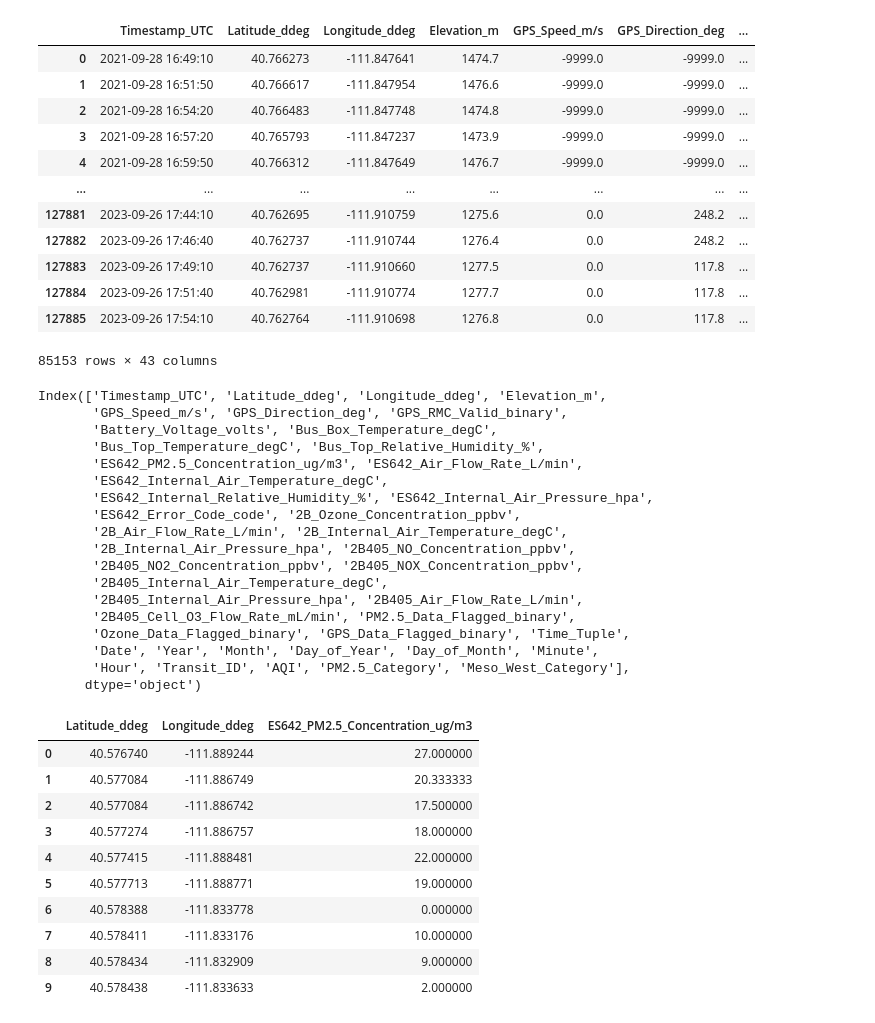
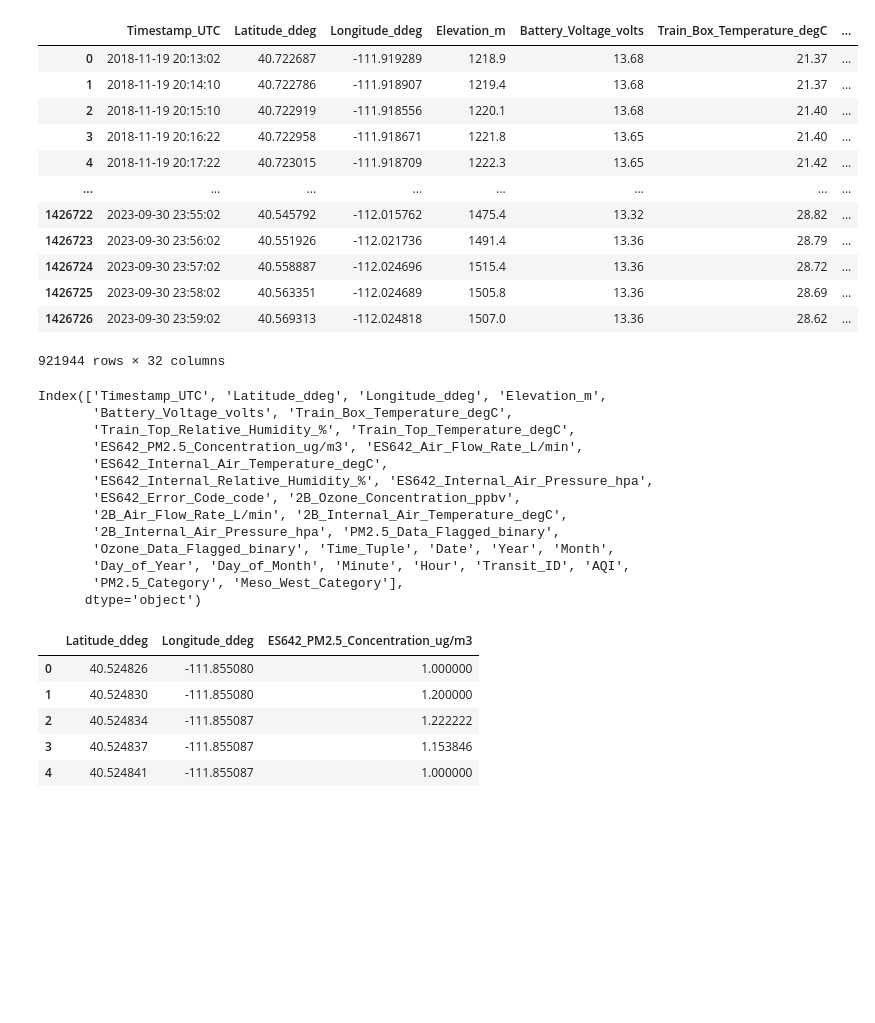
Before and after one commit to anth0nyhle/MobileAirQualitySLV, a Jupyter notebook: seasonal_avgs.ipynb, the cells around one changed output. Cells and saved outputs as stored; diff of their text form; code cells hidden in the pictures; blank space fills up the shorter version.

```diff
--- a/seasonal_avgs.ipynb
+++ b/seasonal_avgs.ipynb
@@ -4,6 +10,6 @@ import os
 # %%
-bus01_df = pd.read_csv('./data/transit_dfs/BUS01_df.csv', low_memory=False, header=1)
-# bus01_df['Latitude_ddeg'] = bus01_df['Latitude_ddeg'].round(4)
-# bus01_df['Longitude_ddeg'] = bus01_df['Longitude_ddeg'].round(4)
-bus01_df.head(20)
+trx01_df = pd.read_csv('./data/transit_dfs/TRX01_df.csv', low_memory=False, header=1)
+# trx01_df['Latitude_ddeg'] = trx01_df['Latitude_ddeg'].round(4)
+# trx01_df['Longitude_ddeg'] = trx01_df['Longitude_ddeg'].round(4)
+trx01_df.head()
 # %% [output]
@@ -28,61 +23,52 @@ bus01_df.head(20)
 # %%
-bus01_loc_df = bus01_df.groupby(['Latitude_ddeg', 'Longitude_ddeg'])
-bus01_loc_df.head()
+trx01_loc_df = trx01_df.groupby(['Latitude_ddeg', 'Longitude_ddeg'])
+trx01_loc_df.head()
 # %% [output]
-|  | Timestamp_UTC | Latitude_ddeg | Longitude_ddeg | Elevation_m | GPS_Speed_m/s | GPS_Direction_deg | ... |
-| 0 | 2021-09-28 16:49:10 | 40.766273 | -111.847641 | 1474.7 | -9999.0 | -9999.0 | ... |
-| 1 | 2021-09-28 16:51:50 | 40.766617 | -111.847954 | 1476.6 | -9999.0 | -9999.0 | ... |
-| 2 | 2021-09-28 16:54:20 | 40.766483 | -111.847748 | 1474.8 | -9999.0 | -9999.0 | ... |
-| 3 | 2021-09-28 16:57:20 | 40.765793 | -111.847237 | 1473.9 | -9999.0 | -9999.0 | ... |
-| 4 | 2021-09-28 16:59:50 | 40.766312 | -111.847649 | 1476.7 | -9999.0 | -9999.0 | ... |
+|  | Timestamp_UTC | Latitude_ddeg | Longitude_ddeg | Elevation_m | Battery_Voltage_volts | Train_Box_Temperature_degC | ... |
+| 0 | 2018-11-19 20:13:02 | 40.722687 | -111.919289 | 1218.9 | 13.68 | 21.37 | ... |
+| 1 | 2018-11-19 20:14:10 | 40.722786 | -111.918907 | 1219.4 | 13.68 | 21.37 | ... |
+| 2 | 2018-11-19 20:15:10 | 40.722919 | -111.918556 | 1220.1 | 13.68 | 21.40 | ... |
+| 3 | 2018-11-19 20:16:22 | 40.722958 | -111.918671 | 1221.8 | 13.65 | 21.40 | ... |
+| 4 | 2018-11-19 20:17:22 | 40.723015 | -111.918709 | 1222.3 | 13.65 | 21.42 | ... |
 | ... | ... | ... | ... | ... | ... | ... | ... |
-| 127881 | 2023-09-26 17:44:10 | 40.762695 | -111.910759 | 1275.6 | 0.0 | 248.2 | ... |
-| 127882 | 2023-09-26 17:46:40 | 40.762737 | -111.910744 | 1276.4 | 0.0 | 248.2 | ... |
-| 127883 | 2023-09-26 17:49:10 | 40.762737 | -111.910660 | 1277.5 | 0.0 | 117.8 | ... |
-| 127884 | 2023-09-26 17:51:40 | 40.762981 | -111.910774 | 1277.7 | 0.0 | 117.8 | ... |
-| 127885 | 2023-09-26 17:54:10 | 40.762764 | -111.910698 | 1276.8 | 0.0 | 117.8 | ... |
+| 1426722 | 2023-09-30 23:55:02 | 40.545792 | -112.015762 | 1475.4 | 13.32 | 28.82 | ... |
+| 1426723 | 2023-09-30 23:56:02 | 40.551926 | -112.021736 | 1491.4 | 13.36 | 28.79 | ... |
+| 1426724 | 2023-09-30 23:57:02 | 40.558887 | -112.024696 | 1515.4 | 13.36 | 28.72 | ... |
+| 1426725 | 2023-09-30 23:58:02 | 40.563351 | -112.024689 | 1505.8 | 13.36 | 28.69 | ... |
+| 1426726 | 2023-09-30 23:59:02 | 40.569313 | -112.024818 | 1507.0 | 13.36 | 28.62 | ... |
-85153 rows × 43 columns
+921944 rows × 32 columns
 # %%
-bus01_df.columns
+trx01_df.columns
 # %% [output]
 Index(['Timestamp_UTC', 'Latitude_ddeg', 'Longitude_ddeg', 'Elevation_m',
-       'GPS_Speed_m/s', 'GPS_Direction_deg', 'GPS_RMC_Valid_binary',
-       'Battery_Voltage_volts', 'Bus_Box_Temperature_degC',
-       'Bus_Top_Temperature_degC', 'Bus_Top_Relative_Humidity_%',
+       'Battery_Voltage_volts', 'Train_Box_Temperature_degC',
+       'Train_Top_Relative_Humidity_%', 'Train_Top_Temperature_degC',
        'ES642_PM2.5_Concentration_ug/m3', 'ES642_Air_Flow_Rate_L/min',
        'ES642_Internal_Air_Temperature_degC',
        'ES642_Internal_Relative_Humidity_%', 'ES642_Internal_Air_Pressure_hpa',
        'ES642_Error_Code_code', '2B_Ozone_Concentration_ppbv',
        '2B_Air_Flow_Rate_L/min', '2B_Internal_Air_Temperature_degC',
-       '2B_Internal_Air_Pressure_hpa', '2B405_NO_Concentration_ppbv',
-       '2B405_NO2_Concentration_ppbv', '2B405_NOX_Concentration_ppbv',
-       '2B405_Internal_Air_Temperature_degC',
-       '2B405_Internal_Air_Pressure_hpa', '2B405_Air_Flow_Rate_L/min',
-       '2B405_Cell_O3_Flow_Rate_mL/min', 'PM2.5_Data_Flagged_binary',
-       'Ozone_Data_Flagged_binary', 'GPS_Data_Flagged_binary', 'Time_Tuple',
-       'Date', 'Year', 'Month', 'Day_of_Year', 'Day_of_Month', 'Minute',
-       'Hour', 'Transit_ID', 'AQI', 'PM2.5_Category', 'Meso_West_Category'],
+       '2B_Internal_Air_Pressure_hpa', 'PM2.5_Data_Flagged_binary',
+       'Ozone_Data_Flagged_binary', 'Time_Tuple', 'Date', 'Year', 'Month',
+       'Day_of_Year', 'Day_of_Month', 'Minute', 'Hour', 'Transit_ID', 'AQI',
+       'PM2.5_Category', 'Meso_West_Category'],
       dtype='object')
 # %%
-pm25_cols = bus01_df.filter(like='PM2.5_Concentration_ug/m3')
-ozone_cols = bus01_df.filter(like='Ozone_Concentration_ppbv')
+# pm25_cols = trx01_df.filter(like='PM2.5_Concentration_ug/m3')
+# ozone_cols = trx01_df.filter(like='Ozone_Concentration_ppbv')
 
-bus01_pm25_avg = bus01_loc_df['ES642_PM2.5_Concentration_ug/m3'].mean()
+trx01_pm25_avg = trx01_loc_df['ES642_PM2.5_Concentration_ug/m3'].mean()
 
 # bus01_pm25_avg = bus01_loc_df['ES642_PM2.5_Concentration_ug/m3'].mean()
-bus01_pm25_avg = bus01_pm25_avg.reset_index()
+trx01_pm25_avg = trx01_pm25_avg.reset_index()
+trx01_pm25_avg.head()
 # %% [output]
 |  | Latitude_ddeg | Longitude_ddeg | ES642_PM2.5_Concentration_ug/m3 |
-| 0 | 40.576740 | -111.889244 | 27.000000 |
-| 1 | 40.577084 | -111.886749 | 20.333333 |
-| 2 | 40.577084 | -111.886742 | 17.500000 |
-| 3 | 40.577274 | -111.886757 | 18.000000 |
-| 4 | 40.577415 | -111.888481 | 22.000000 |
-| 5 | 40.577713 | -111.888771 | 19.000000 |
-| 6 | 40.578388 | -111.833778 | 0.000000 |
-| 7 | 40.578411 | -111.833176 | 10.000000 |
-| 8 | 40.578434 | -111.832909 | 9.000000 |
-| 9 | 40.578438 | -111.833633 | 2.000000 |
+| 0 | 40.524826 | -111.855080 | 1.000000 |
+| 1 | 40.524830 | -111.855080 | 1.200000 |
+| 2 | 40.524834 | -111.855087 | 1.222222 |
+| 3 | 40.524837 | -111.855087 | 1.153846 |
+| 4 | 40.524841 | -111.855087 | 1.000000 |
 # %%
 # pm25_cols = bus01_df.filter(like='PM2.5_Concentration_ug/m3')
 # ozone_cols = bus01_df.filter(like='Ozone_Concentration_ppbv')
```
Also changed, not shown: parts of 24 cells of this notebook, 2 other files.
